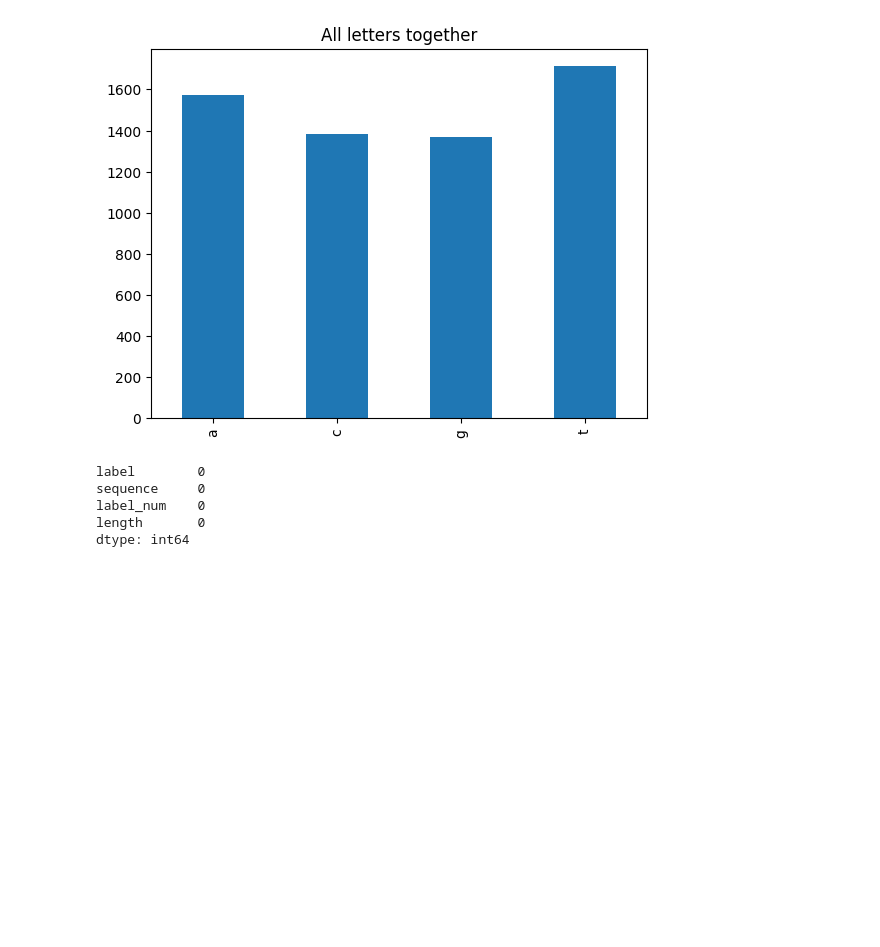
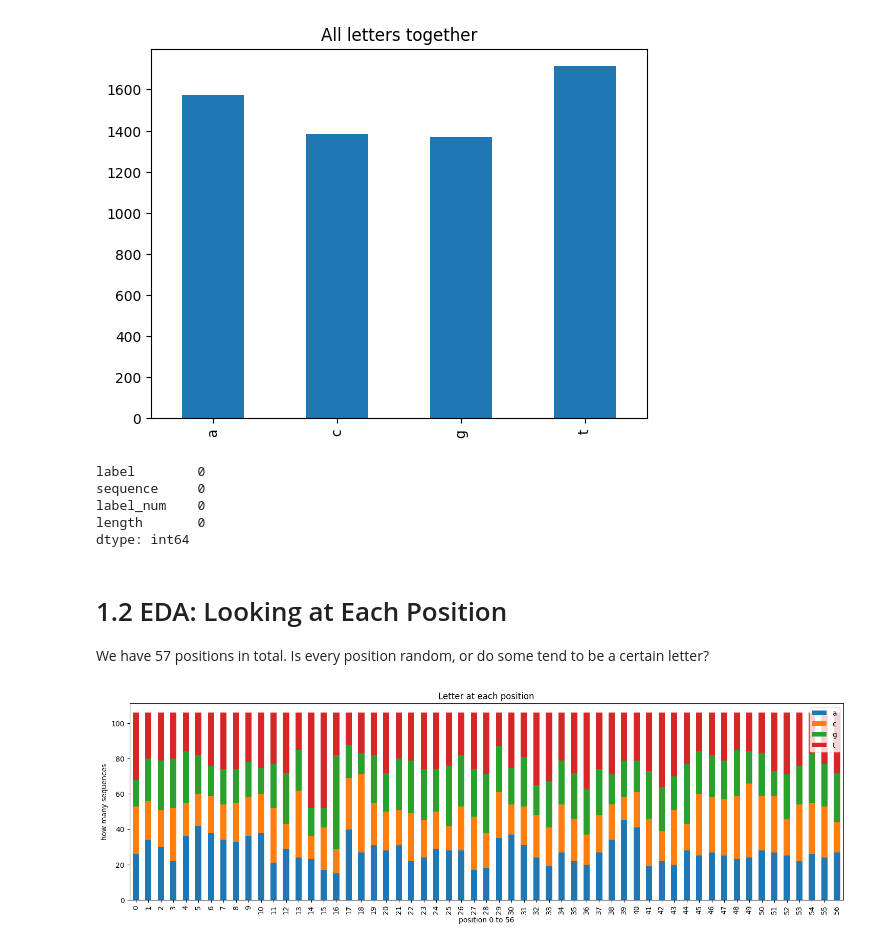
Before and after one commit to A7reus/DNA-Sequence-Classifier, a Jupyter notebook: DSA_Sequence_Classifier.ipynb, the cells around one changed output. Drawn from its saved outputs; the diff is of its cells as text; code cells hidden in the pictures; blank space fills up the shorter version.

Commit message:
feat (EDA): plot letters in each position

```diff
--- a/DSA_Sequence_Classifier.ipynb
+++ b/DSA_Sequence_Classifier.ipynb
@@ -112,3 +112,23 @@ sequence     0
 label_num    0
 length       0
 dtype: int64
+# %% [markdown]
+# 1.2 EDA: Looking at Each Position
+
+We have 57 positions in total. Is every position random, or do some tend to be a certain letter?
+# %%
+counts = {b: [] for b in "acgt"}
+positions = range(57)
+
+for pos in positions:
+  col = df["sequence"].str[pos].value_counts()
+  for b in "acgt":
+    counts[b].append(col.get(b, 0))
+
+pos_df = pd.DataFrame(counts, index=positions)
+pos_df.plot(kind="bar", stacked=True, figsize=(18, 5), title="Letter at each position")
+plt.xlabel("position 0 to 56")
+plt.ylabel("how many sequences")
+plt.show()
+# %% [output]
+[figure, added]
```
